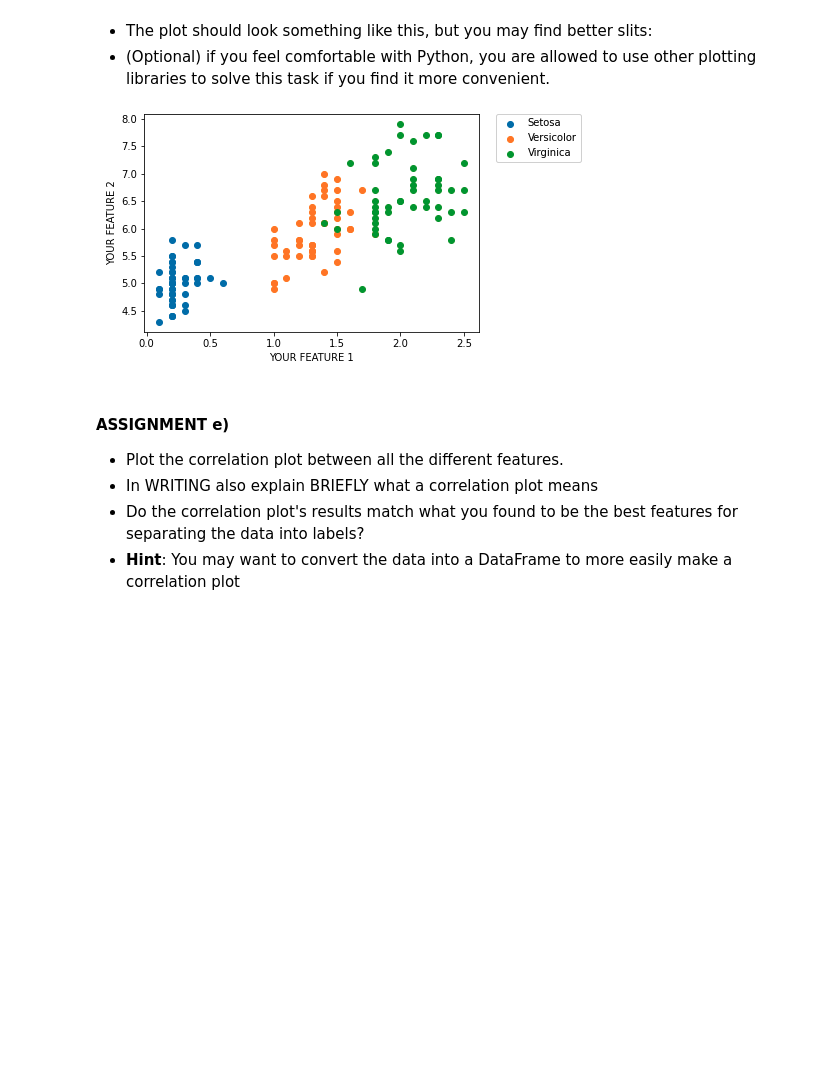
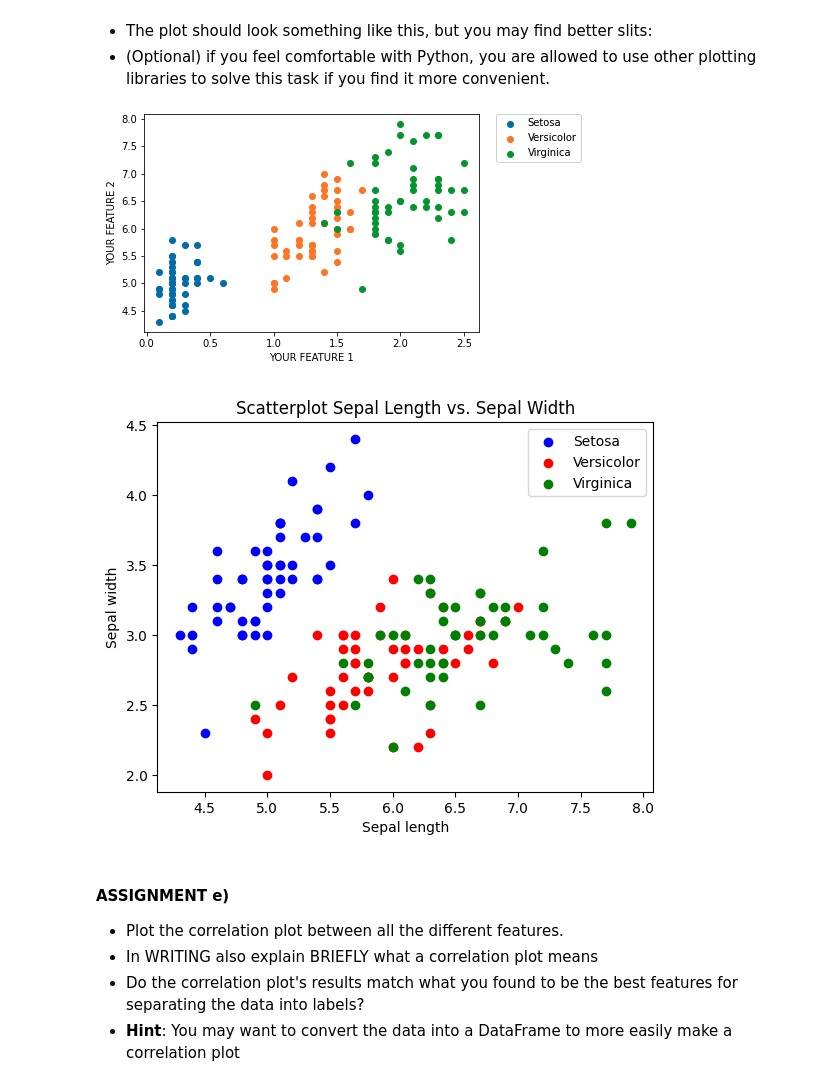
Before and after one commit to albindahlberg/ml-1dl034-public-assignments, a Jupyter notebook: Assignments/Practical/PracticalNotebook3.ipynb, the cells around one changed output. Cells and saved outputs as stored; diff of their text form; code cells hidden in the pictures; blank space fills up the shorter version.

```diff
--- a/Assignments/Practical/PracticalNotebook3.ipynb
+++ b/Assignments/Practical/PracticalNotebook3.ipynb
@@ -263,3 +356,30 @@ We now want to create a scatter plot using the two most important features to be
+# %%
+# YOUR CODE HERE
+#
+#
+setosa = iris['data'][:50]
+versicolor = iris['data'][50:100]
+virginica = iris['data'][100:150]
+
+assert len(setosa) + len(versicolor) + len(virginica) == len(iris['data'])
+
+setosa_sepal_length     = setosa[:,0]
+setosa_sepal_width      = setosa[:,1]
+versicolor_sepal_length = versicolor[:,0]
+versicolor_sepal_width  = versicolor[:,1]
+virginica_sepal_length  = virginica[:,0]
+virginica_sepal_width   = virginica[:,1]
+
+plt.title('Scatterplot Sepal Length vs. Sepal Width')
+plt.xlabel('Sepal length')
+plt.ylabel('Sepal width')
+plt.scatter(setosa_sepal_length, setosa_sepal_width, color='b')
+plt.scatter(versicolor_sepal_length, versicolor_sepal_width, color='r')
+plt.scatter(virginica_sepal_length, virginica_sepal_width, color='g')
+plt.legend(['Setosa', 'Versicolor', 'Virginica'])
+plt.show()
+# %% [output]
+[figure, added]
 # %% [markdown]
 #### ASSIGNMENT e)
 
```
Also changed, not shown: parts of 21 cells of this notebook, 4 other files.
